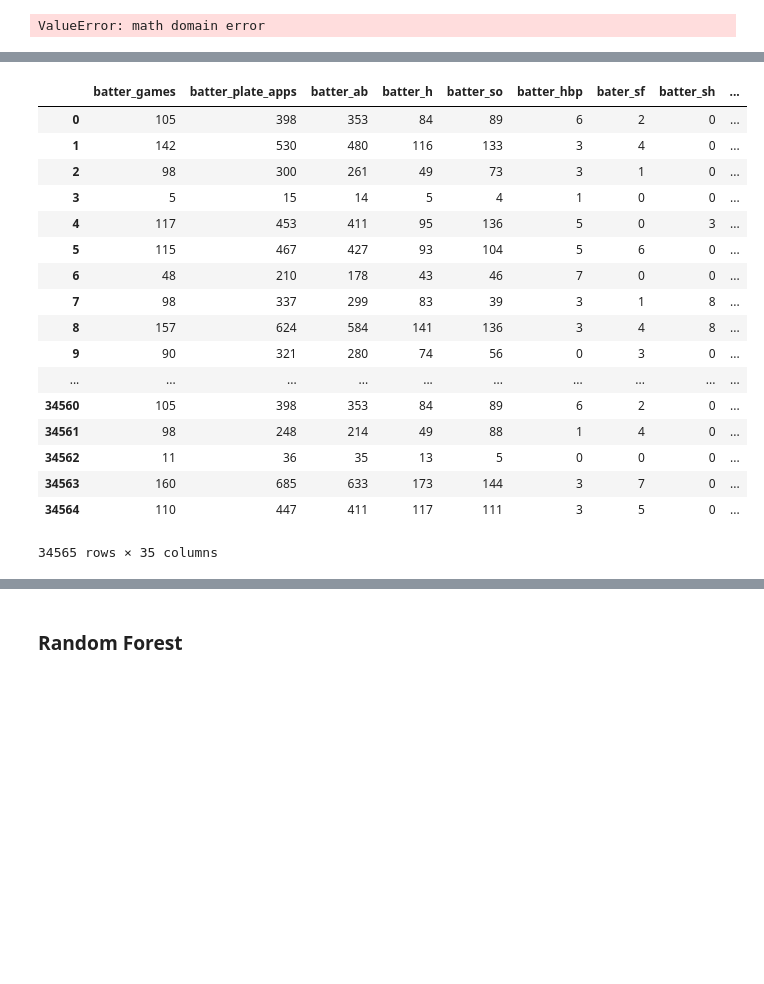
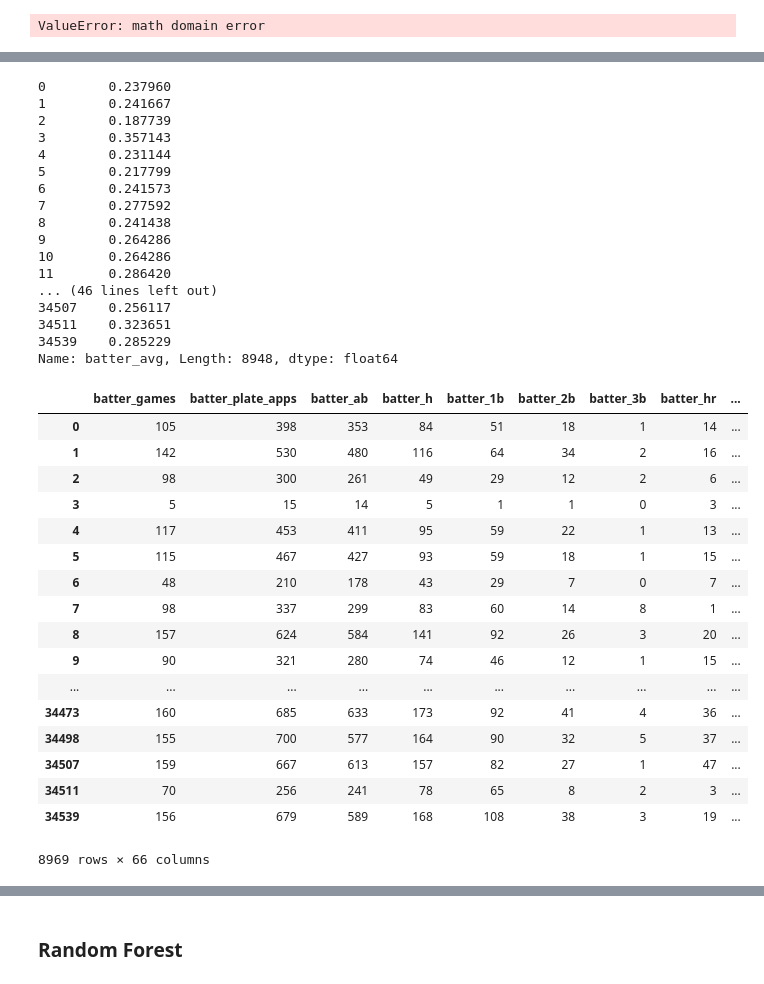
Before and after one commit to camoneill25/pfx_hit_predictor, a Jupyter notebook: workbook/Data_Analysis_EDA.ipynb, the cells around one changed output, grey strips where cells are left out. Cells and saved outputs as stored; diff of their text form; code cells hidden in the pictures; blank space fills up the shorter version.

```diff
--- a/workbook/Data_Analysis_EDA.ipynb
+++ b/workbook/Data_Analysis_EDA.ipynb
@@ -204,32 +185,59 @@ TypeError: append() missing 1 required positional argument: 'other'
 # %%
-#AB_outcome predictions
-cleanGameData_df = cleanGameData_df.drop(columns=["play_guid", "p_throws", "stand","batter_playerid"
-                                                  ,"mlb_batter_id",'pitcher_playerid', 'strikes', 'balls', 'pdes','gid'
+#AB_outcome predictions dropped columns
+cleanGameData_df = cleanGameData_df.drop(columns=["play_guid", "p_throws", "stand","batter_playerid","pitcher_playerid"
+                                                  ,"mlb_batter_id", 'strikes', 'balls', 'pdes','gid'
                                                   ,"batter_1b", "batter_2b", "batter_3b", "batter_hr", "batter_r", "batter_rbi"
                                                   ,"batter_bb", "batter_ibb","batter_iso", "batter_babip", "batter_w_rc", "batter_w_raa", "batter_w_oba"
                                                   ,"batter_wrc_plus", "batter_gb_to_fb", "batter_ld_percent", "batter_gb_percent"
                                                   ,"batter_fb_percent", "batter_iffb_percent", "batter_hr_to_fb", "batter_pull_percent"
-                                                  ,"batter_center_percent", "batter_oppo_percent", "batter_soft_percent"
-                                                  ,"batter_med_percent", "batter_hard_percent","pitcher_hr_per_9", "pitcher_babip", "pitcher_lob_percent"
-                                                  ,"pitcher_gb_percent", "pitcher_hr_to_fb"])
+                                                  ,"batter_center_percent", "batter_soft_percent","batter_med_percent", "batter_hard_percent"
+                                                  ,"pitcher_hr_per_9", "pitcher_babip", "pitcher_lob_percent","pitcher_gb_percent", "pitcher_hr_to_fb"
+                                                  ,"batter_hbp", "bater_sf", "batter_sh","batter_sb","batter_cs", "batter_bb_to_k","batter_obp"
+                                                  ,"batter_ops", "pitcher_wins","pitcher_innings_pitched","pitcher_fip"
+                                                  , "batter_gdp", "batter_slg", "pitcher_games_started", "batter_bb_percent"
+                                                  , "batter_ab", "pitcher_saves", "batter_games"])
+# %%
+cleanGameData_df = cleanGameData_df.drop(columns=[
 # %%
-cleanGameData_df
+cleanGameData_df.iloc[:,19]
 # %% [output]
-|  | batter_games | batter_plate_apps | batter_ab | batter_h | batter_so | batter_hbp | bater_sf | batter_sh | ... |
-| 0 | 105 | 398 | 353 | 84 | 89 | 6 | 2 | 0 | ... |
-| 1 | 142 | 530 | 480 | 116 | 133 | 3 | 4 | 0 | ... |
-| 2 | 98 | 300 | 261 | 49 | 73 | 3 | 1 | 0 | ... |
-| 3 | 5 | 15 | 14 | 5 | 4 | 1 | 0 | 0 | ... |
-| 4 | 117 | 453 | 411 | 95 | 136 | 5 | 0 | 3 | ... |
-| 5 | 115 | 467 | 427 | 93 | 104 | 5 | 6 | 0 | ... |
-| 6 | 48 | 210 | 178 | 43 | 46 | 7 | 0 | 0 | ... |
-| 7 | 98 | 337 | 299 | 83 | 39 | 3 | 1 | 8 | ... |
-| 8 | 157 | 624 | 584 | 141 | 136 | 3 | 4 | 8 | ... |
-| 9 | 90 | 321 | 280 | 74 | 56 | 0 | 3 | 0 | ... |
-| ... | ... | ... | ... | ... | ... | ... | ... | ... | ... |
-| 34560 | 105 | 398 | 353 | 84 | 89 | 6 | 2 | 0 | ... |
-| 34561 | 98 | 248 | 214 | 49 | 88 | 1 | 4 | 0 | ... |
-| 34562 | 11 | 36 | 35 | 13 | 5 | 0 | 0 | 0 | ... |
-| 34563 | 160 | 685 | 633 | 173 | 144 | 3 | 7 | 0 | ... |
-| 34564 | 110 | 447 | 411 | 117 | 111 | 3 | 5 | 0 | ... |
-34565 rows × 35 columns
+0        0.237960
+1        0.241667
+2        0.187739
+3        0.357143
+4        0.231144
+5        0.217799
+6        0.241573
+7        0.277592
+8        0.241438
+9        0.264286
+10       0.264286
+11       0.286420
+... (46 lines left out)
+34507    0.256117
+34511    0.323651
+34539    0.285229
+Name: batter_avg, Length: 8948, dtype: float64
+# %%
+#Remove Duplicate Rows/pitches
+cleanGameData_df = cleanGameData_df.drop_duplicates()
+cleanGameData_df
+# %% [output]
+|  | batter_games | batter_plate_apps | batter_ab | batter_h | batter_1b | batter_2b | batter_3b | batter_hr | ... |
+| 0 | 105 | 398 | 353 | 84 | 51 | 18 | 1 | 14 | ... |
+| 1 | 142 | 530 | 480 | 116 | 64 | 34 | 2 | 16 | ... |
+| 2 | 98 | 300 | 261 | 49 | 29 | 12 | 2 | 6 | ... |
+| 3 | 5 | 15 | 14 | 5 | 1 | 1 | 0 | 3 | ... |
+| 4 | 117 | 453 | 411 | 95 | 59 | 22 | 1 | 13 | ... |
+| 5 | 115 | 467 | 427 | 93 | 59 | 18 | 1 | 15 | ... |
+| 6 | 48 | 210 | 178 | 43 | 29 | 7 | 0 | 7 | ... |
+| 7 | 98 | 337 | 299 | 83 | 60 | 14 | 8 | 1 | ... |
+| 8 | 157 | 624 | 584 | 141 | 92 | 26 | 3 | 20 | ... |
+| 9 | 90 | 321 | 280 | 74 | 46 | 12 | 1 | 15 | ... |
+| ... | ... | ... | ... | ... | ... | ... | ... | ... | ... |
+| 34473 | 160 | 685 | 633 | 173 | 92 | 41 | 4 | 36 | ... |
+| 34498 | 155 | 700 | 577 | 164 | 90 | 32 | 5 | 37 | ... |
+| 34507 | 159 | 667 | 613 | 157 | 82 | 27 | 1 | 47 | ... |
+| 34511 | 70 | 256 | 241 | 78 | 65 | 8 | 2 | 3 | ... |
+| 34539 | 156 | 679 | 589 | 168 | 108 | 38 | 3 | 19 | ... |
+8969 rows × 66 columns
```
Also changed, not shown: parts of 45 cells of this notebook.
